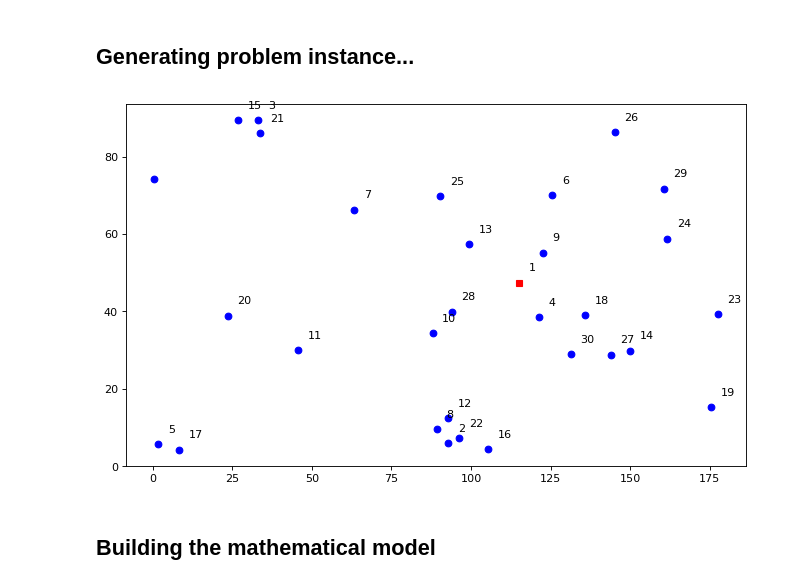
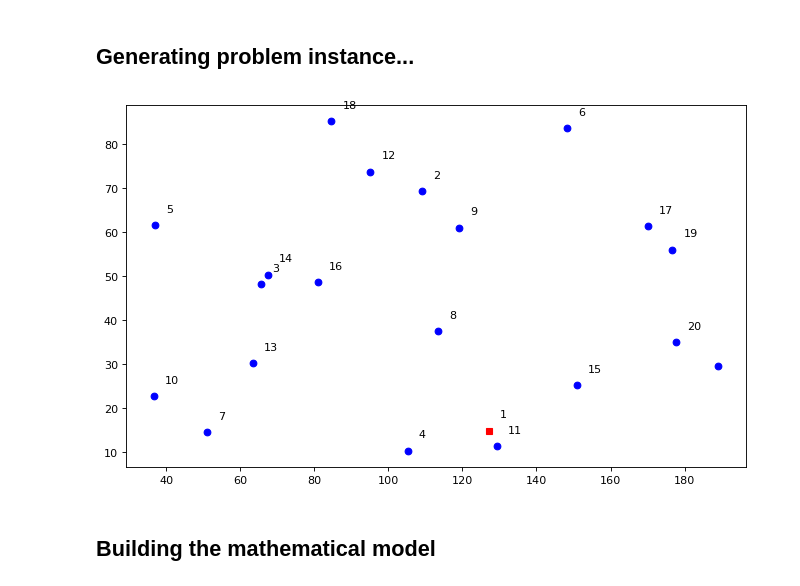
Before and after one commit to EduKru/An-Optimization-Portfolio-Decision-Science, a Jupyter notebook: VRP/VRP-gurobi.ipynb, the cells around one changed output. Drawn from its saved outputs; the diff is of its cells as text; code cells hidden in the pictures.

```diff
--- a/VRP/VRP-gurobi.ipynb
+++ b/VRP/VRP-gurobi.ipynb
@@ -9,24 +11,24 @@ import matplotlib.pyplot as plt
 # %%
 #Input Data
 rnd = np.random
-n = 30
+n = 20
 xc = rnd.rand(n+1)*200
 yc = rnd.rand(n+1)*100
 N = [i for i in range(1,n+1)]
 V = [0] + N
 A = [(i,j) for i in V for j in V if i != j]
 c = {(i,j): np.hypot(xc[i]-xc[j], yc[i]-yc[j]) for i,j in A}
 Q = 50
 q = {i: rnd.randint(1,10) for i in N}
 plt.figure(figsize=(10, 6), dpi=80)
 plt.plot(xc[0], yc[0], c='r', marker='s')
 plt.scatter(xc[1:], yc[1:], c = 'b')
 
 
 for i, txt in enumerate(q):
     plt.annotate(txt, (xc[i]+3, yc[i]+3))
 # %% [output]
-[figure, old version]
+[figure, new version]
 # %% [markdown]
 ## Building the mathematical model
 # %%
```
Also changed, not shown: parts of 9 cells of this notebook.
